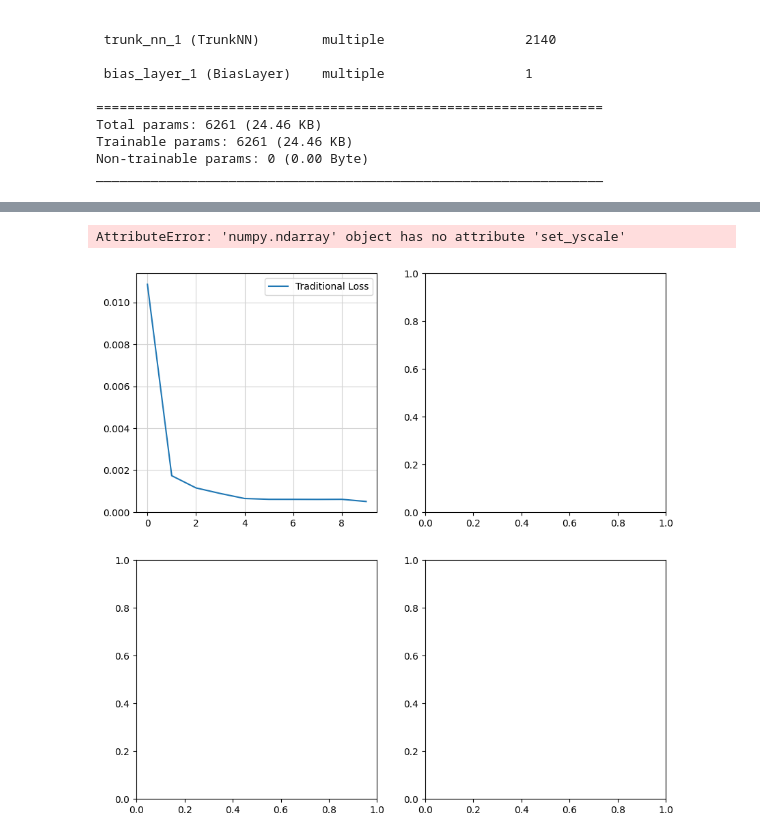
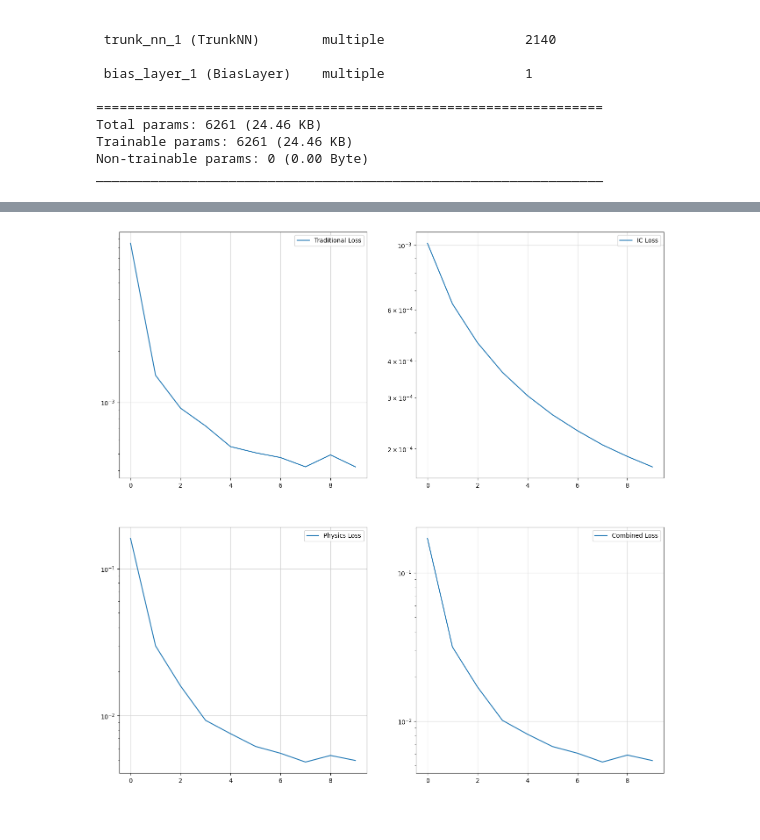
Before and after one commit to bkr11a/DeepONetPlayground, a Jupyter notebook: DeepONetTutorial.ipynb, the cells around one changed output, grey strips where cells are left out. Cells and saved outputs as stored; diff of their text form; code cells hidden in the pictures.

```diff
--- a/DeepONetTutorial.ipynb
+++ b/DeepONetTutorial.ipynb
@@ -26,0 +125,17 @@ To enable the following instructions: AVX2 FMA, in other operations, rebuild Ten
+# %%
+domain = np.linspace(0, 1, 100)
+
+fig, axs = plt.subplots(2, 2, figsize=(16, 16))
+
+index = np.random.choice(np.arange(0, N_train), size=4, replace=False)
+
+for i in range(4):
+    ax = axs[i // 2][i % 2]
+    ax.plot(domain, g_train[index[i]*100], label = f"Profile at index {index[i]}")
+    ax.plot(domain, y_train[index[i]*100:(index[i]+1)*100], "-.", label = f"Solution at index {index[i]}")
+    ax.set_xlabel('t', fontsize=12)
+    ax.set_ylabel('u(t)', fontsize=12)
+    ax.legend()
+    ax.grid(True, color = 'lightgrey')
+
+plt.show()
@@ -156,6 +191,6 @@ Trainable params: 6261 (24.46 KB)
 Non-trainable params: 0 (0.00 Byte)
 _________________________________________________________________
 # %%
-deepONET.fit(x=[branch_input, trunk_input], y=y, epochs=10, verbose=True, batch_size=100, validation_split=0.25, callbacks=_callbacks)
+deepONET.fit(x=X_train, y=y_train, epochs=10, verbose=True, batch_size=100, validation_data=(X_val, y_val), callbacks=_callbacks)
 # %% [output]
 Epoch 1/10
@@ -253,0 +289,16 @@ plt.show()
+# %%
+pred_test = deepONET.predict(X_test)
+
+fig, axs = plt.subplots(2, 2, figsize=(16, 16))
+index = np.random.choice(np.arange(0, N_test), size=4, replace=False)
+for i in range(4):
+    ax = axs[i // 2, i % 2]
+    ax.plot(domain, g_test[index[i]*100], label = f"Profile at index {index[i]}")
+    ax.plot(domain, y_test[index[i]*100:(index[i]+1)*100], "-.", label = f"Solution at index {index[i]}")
+    ax.plot(domain, pred_test[index[i]*100:(index[i]+1)*100], "-.", label = f"Prediction at index {index[i]}")
+    ax.set_xlabel('t', fontsize=12)
+    ax.set_ylabel('u(t)', fontsize=12)
+    ax.legend()
+    ax.grid(True, color = 'lightgrey')
+
+plt.show()
@@ -519,7 +473,6 @@ Trainable params: 6261 (24.46 KB)
 Non-trainable params: 0 (0.00 Byte)
 _________________________________________________________________
 # %%
-# deepOPINN.fit(x=[branch_input, trunk_input], y=y, epochs=15, verbose=True, batch_size=1, validation_split=0.3, callbacks=tensorboard_callback)
-deepOPINN.fit(x=X_train, y=y_train, epochs=10, verbose=True, batch_size=100, validation_split=0.25, callbacks=_callbacks)
+deepOPINN.fit(x=X_train, y=y_train, epochs=10, verbose=True, batch_size=100, validation_data=(X_val, y_val), callbacks=_callbacks)
 # %% [output]
 Epoch 1/10
@@ -572,27 +505,29 @@ defaultdict(list,
 # %%
-fig, ax = plt.subplots(2, 2, figsize=(10, 10))
+fig, ax = plt.subplots(2, 2, figsize=(16, 16))
 
 ax[0][0].plot(deepOPINN.lossTracker.loss_history['traditional_loss'], label = "Traditional Loss")
 ax[0][0].grid(True, color = "lightgrey")
 ax[0][0].legend()
 ax[0][0].set_yscale('log')
 
 ax[0][1].plot(deepOPINN.lossTracker.loss_history['IC_loss'], label = "IC Loss")
 ax[0][1].grid(True, color = "lightgrey")
 ax[0][1].legend()
+ax[0][1].set_yscale('log')
 
 ax[1][0].plot(deepOPINN.lossTracker.loss_history['physics_loss'], label = "Physics Loss")
 ax[1][0].grid(True, color = "lightgrey")
 ax[1][0].legend()
+ax[1][0].set_yscale('log')
 
 ax[1][1].plot(deepOPINN.lossTracker.loss_history['total_loss'], label = "Combined Loss")
 ax[1][1].grid(True, color = "lightgrey")
 ax[1][1].legend()
+ax[1][1].set_yscale('log')
 
 plt.show()
 # %% [output]
-AttributeError: 'numpy.ndarray' object has no attribute 'set_yscale'
-[figure, old version]
+[figure, new version]
 # %%
 deepOPINN.load_weights(filepath=modelPath)
 
```
Also changed, not shown: parts of 74 cells of this notebook, 2 other files.
